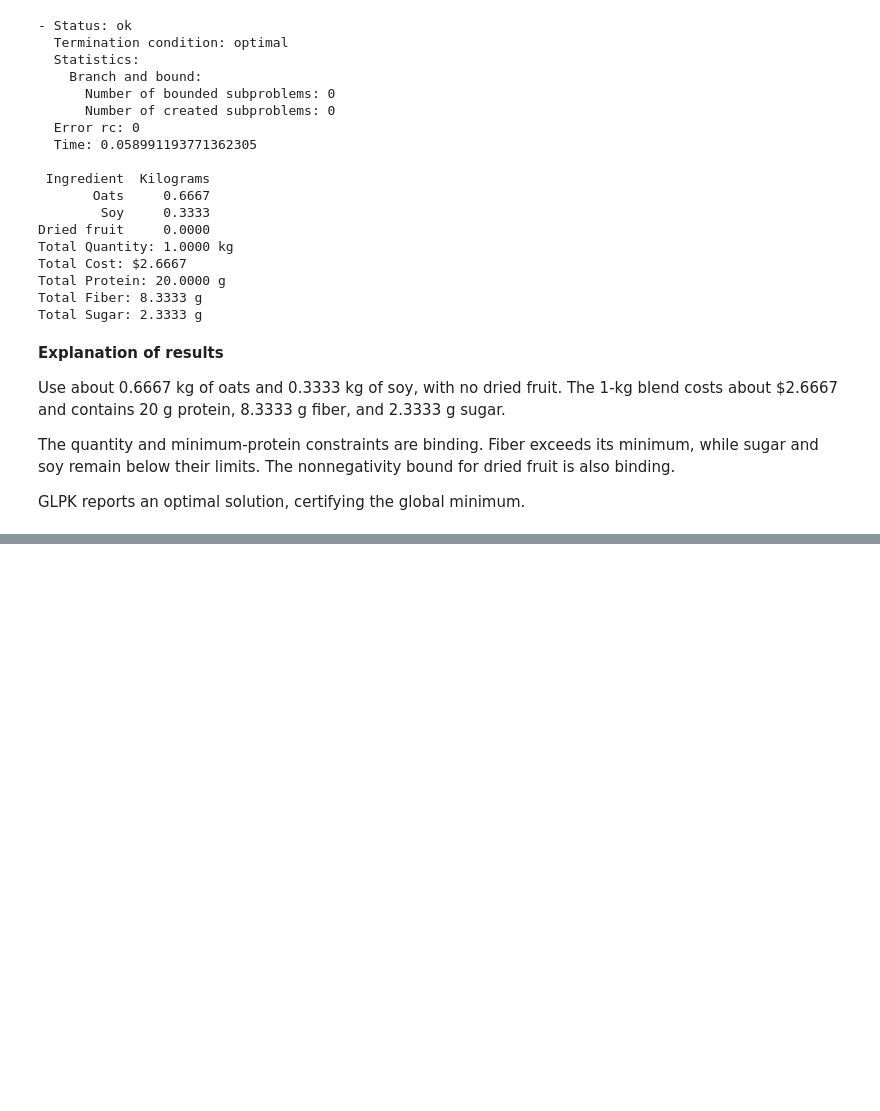
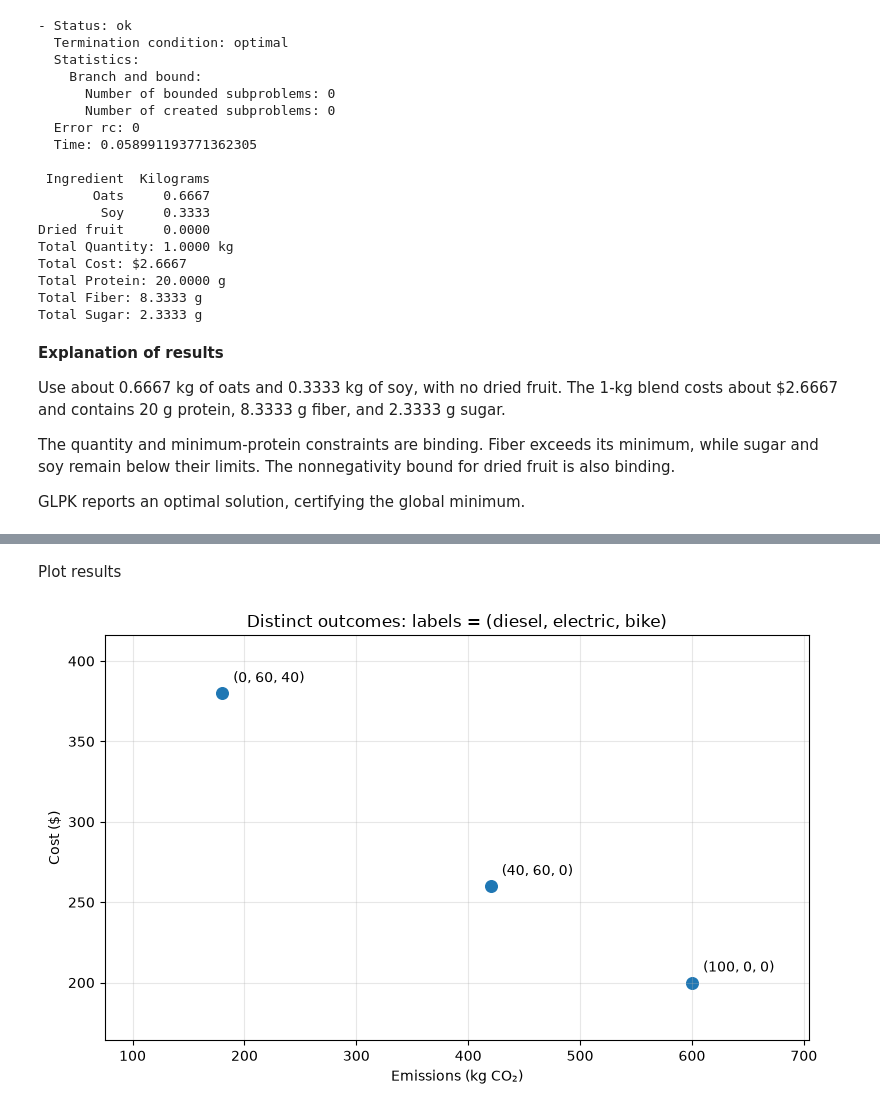
Before and after one commit to eugeniatate-duke/Optimization-Notebooks, a Jupyter notebook: HW4/HW4_Solution_EugeniaTate.ipynb, the cells around one changed output, grey strips where cells are left out. Saved outputs shown, nothing was run; the diff lists cells and outputs as text; code cells hidden in the pictures; blank space fills up the shorter version.

```diff
--- a/HW4/HW4_Solution_EugeniaTate.ipynb
+++ b/HW4/HW4_Solution_EugeniaTate.ipynb
@@ -381,0 +649,20 @@ GLPK reports an optimal solution, certifying the global minimum.
+# %%
+output = pd.DataFrame(results)
+
+# check whether another reported outcome dominates each row
+dominated = []
+
+for _, row in output.iterrows():
+    no_worse = (output["Cost"] <= row["Cost"]) & (
+        output["Emissions"] <= row["Emissions"]
+    )
+
+    strictly_better = (output["Cost"] < row["Cost"]) | (
+        output["Emissions"] < row["Emissions"]
+    )
+
+    dominated.append(bool((no_worse & strictly_better).any()))
+
+output["Dominated"] = dominated
+
+print(output.round(4).to_string(index=False))
@@ -381,0 +679,31 @@ GLPK reports an optimal solution, certifying the global minimum.
+# %% [markdown]
+Plot results
+# %%
+distinct = output.drop_duplicates(subset=["Cost", "Emissions"]).sort_values("Emissions")
+
+fig, ax = plt.subplots(figsize=(8, 5))
+
+ax.scatter(distinct["Emissions"], distinct["Cost"], s=70)
+
+for _, row in distinct.iterrows():
+    label = (
+        f"({int(row['Diesel'])}, " f"{int(row['Electric'])}, " f"{int(row['Bike'])})"
+    )
+
+    ax.annotate(
+        label,
+        (row["Emissions"], row["Cost"]),
+        xytext=(8, 8),
+        textcoords="offset points",
+    )
+
+ax.set_xlabel("Emissions (kg CO₂)")
+ax.set_ylabel("Cost ($)")
+ax.set_title("Distinct outcomes: labels = (diesel, electric, bike)")
+ax.margins(x=0.25, y=0.20)
+ax.grid(alpha=0.3)
+
+plt.tight_layout()
+plt.show()
+# %% [output]
+[figure, added]
```
Also changed, not shown: parts of 14 cells of this notebook.
